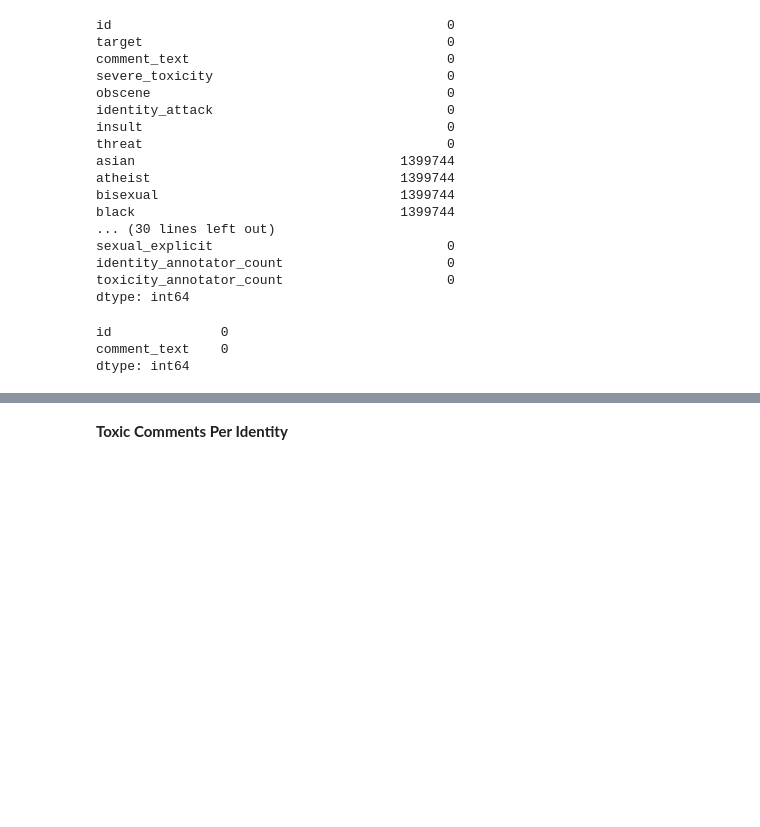
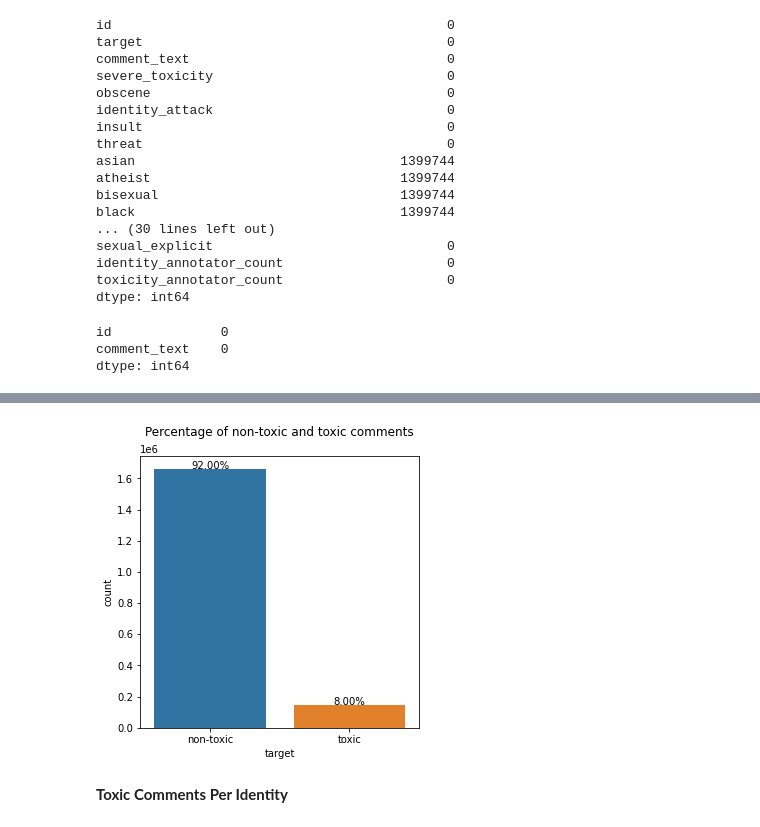
Before and after one commit to dvh549/Text_Mining, a Jupyter notebook: Toxic Comments.ipynb, the cells around one changed output, grey strips where cells are left out. Saved outputs shown, nothing was run; the diff lists cells and outputs as text; code cells hidden in the pictures; blank space fills up the shorter version.

```diff
--- a/Toxic Comments.ipynb
+++ b/Toxic Comments.ipynb
@@ -92,3 +103,28 @@ dtype: int64
+# %%
+# If toxicity rating < 0.5 then the comment is non-toxic else it is toxic.
+# Get toxic and non-toxic comments.
+temp = toxic_train['target'].apply(lambda x: "non-toxic" if x < 0.5 else "toxic")
+
+# Plot the number and percentage of toxic and non-toxic comments.
+fig, ax = plt.subplots(1,1,figsize=(5,5))
+total = float(len(temp))
+
+# Plot the count plot.
+cntplot = sns.countplot(x=temp)
+cntplot.set_title('Percentage of non-toxic and toxic comments', pad=20)
+
+# Get the height and calculate percentage then display it the plot itself.
+for p in ax.patches:
+    # Get height.
+    height = p.get_height()
+    # Plot at appropriate position.
+    ax.text(p.get_x() + p.get_width()/2.0, height + 3, '{:1.2f}%'.format(100*height/total), ha='center')
+
+plt.show()
+
+# dataset appears imbalanced with more non-toxic than toxic (can be dealt by undersampling / oversampling / SMOTE)
+# %% [output]
+[figure, added]
 # %% [markdown]
 **Toxic Comments Per Identity**
 # %%
```
Also changed, not shown: parts of 2 cells of this notebook.
